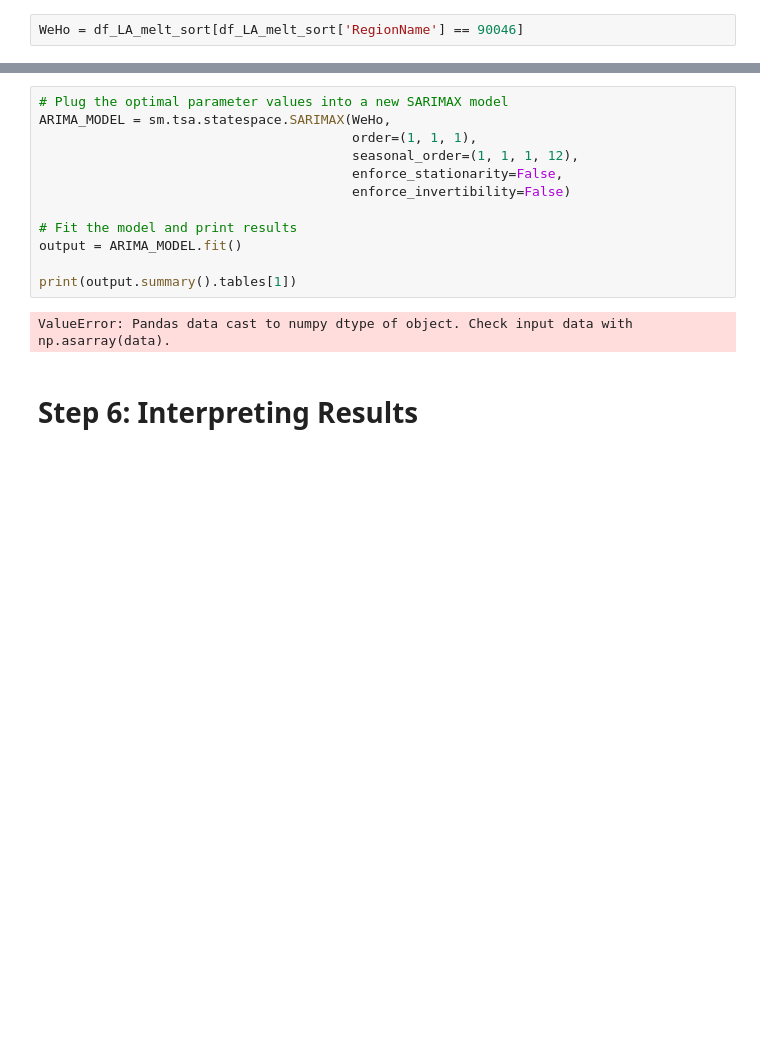
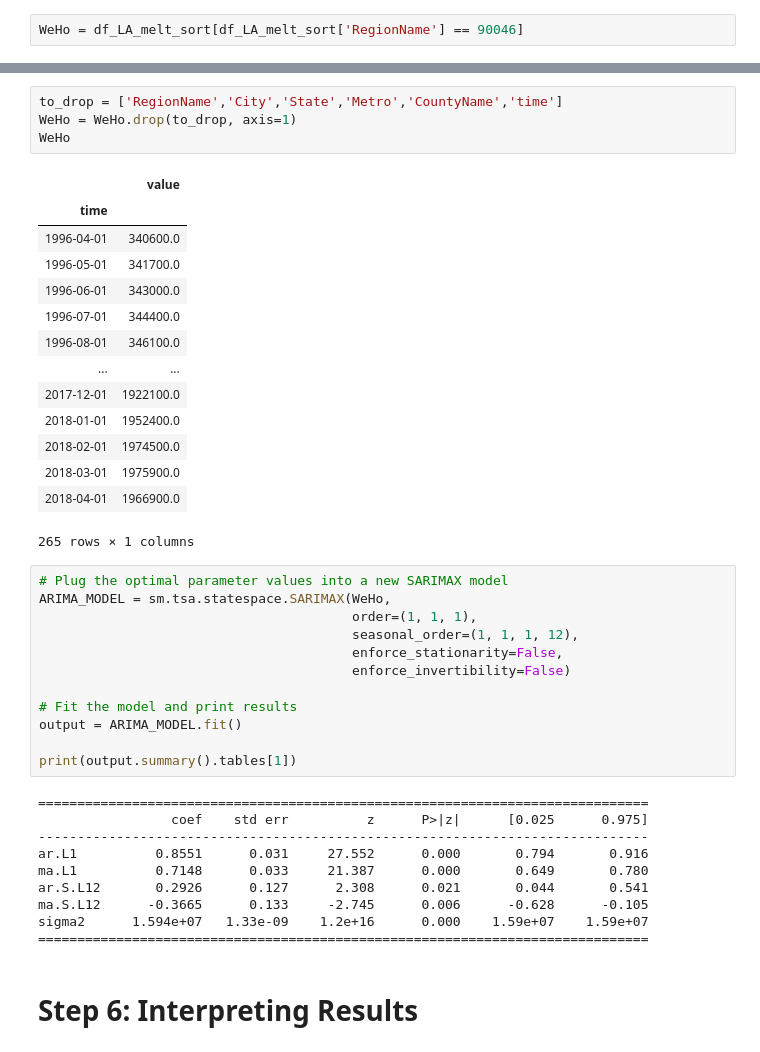
Before and after one commit to JessicaFB/Apple-vs-Android-Twitter-NLP, a Jupyter notebook: starter_notebook.ipynb, the cells around one changed output, grey strips where cells are left out. Cells and saved outputs as stored; diff of their text form; blank space fills up the shorter version.

```diff
--- a/starter_notebook.ipynb
+++ b/starter_notebook.ipynb
@@ -246,3 +233,22 @@ Name: time, Length: 265, dtype: datetime64[ns]
+# %%
+to_drop = ['RegionName','City','State','Metro','CountyName','time']
+WeHo = WeHo.drop(to_drop, axis=1)
+WeHo
+# %% [output]
+|  | value |
+| time |  |
+| 1996-04-01 | 340600.0 |
+| 1996-05-01 | 341700.0 |
+| 1996-06-01 | 343000.0 |
+| 1996-07-01 | 344400.0 |
+| 1996-08-01 | 346100.0 |
+| ... | ... |
+| 2017-12-01 | 1922100.0 |
+| 2018-01-01 | 1952400.0 |
+| 2018-02-01 | 1974500.0 |
+| 2018-03-01 | 1975900.0 |
+| 2018-04-01 | 1966900.0 |
+265 rows × 1 columns
 # %%
 # Plug the optimal parameter values into a new SARIMAX model
 ARIMA_MODEL = sm.tsa.statespace.SARIMAX(WeHo,
@@ -256,6 +262,14 @@ output = ARIMA_MODEL.fit()
 
 print(output.summary().tables[1])
 # %% [output]
-ValueError: Pandas data cast to numpy dtype of object. Check input data with np.asarray(data).
+==============================================================================
+                 coef    std err          z      P>|z|      [0.025      0.975]
+------------------------------------------------------------------------------
+ar.L1          0.8551      0.031     27.552      0.000       0.794       0.916
+ma.L1          0.7148      0.033     21.387      0.000       0.649       0.780
+ar.S.L12       0.2926      0.127      2.308      0.021       0.044       0.541
+ma.S.L12      -0.3665      0.133     -2.745      0.006      -0.628      -0.105
+sigma2      1.594e+07   1.33e-09    1.2e+16      0.000    1.59e+07    1.59e+07
+==============================================================================
 # %% [markdown]
 # Step 6: Interpreting Results
```
Also changed, not shown: parts of 1 cell of this notebook.
